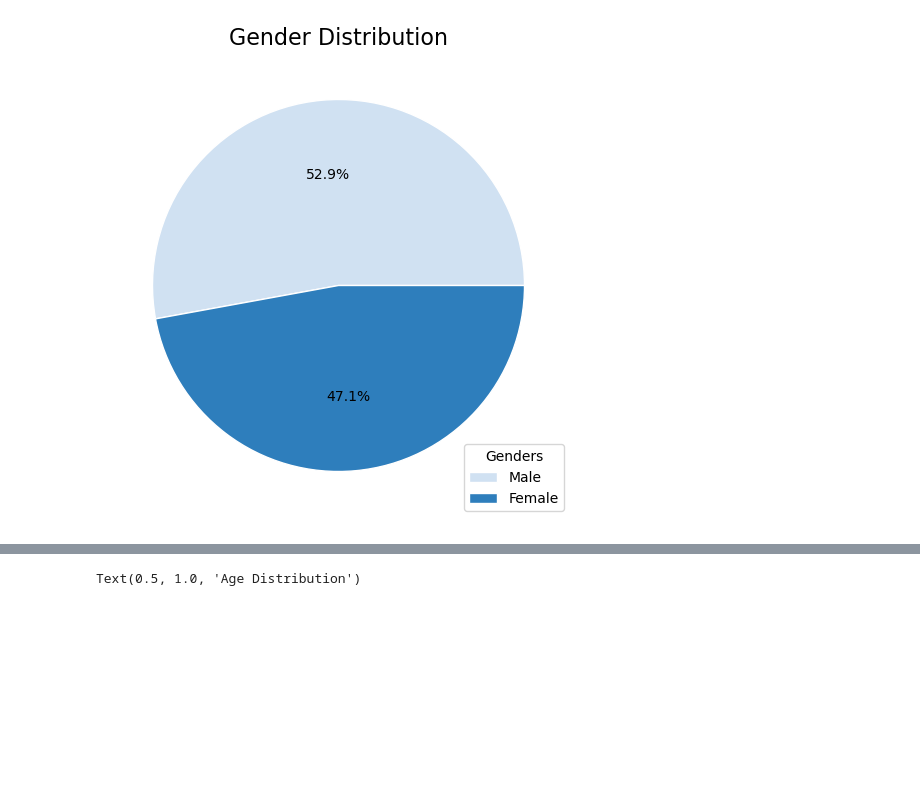
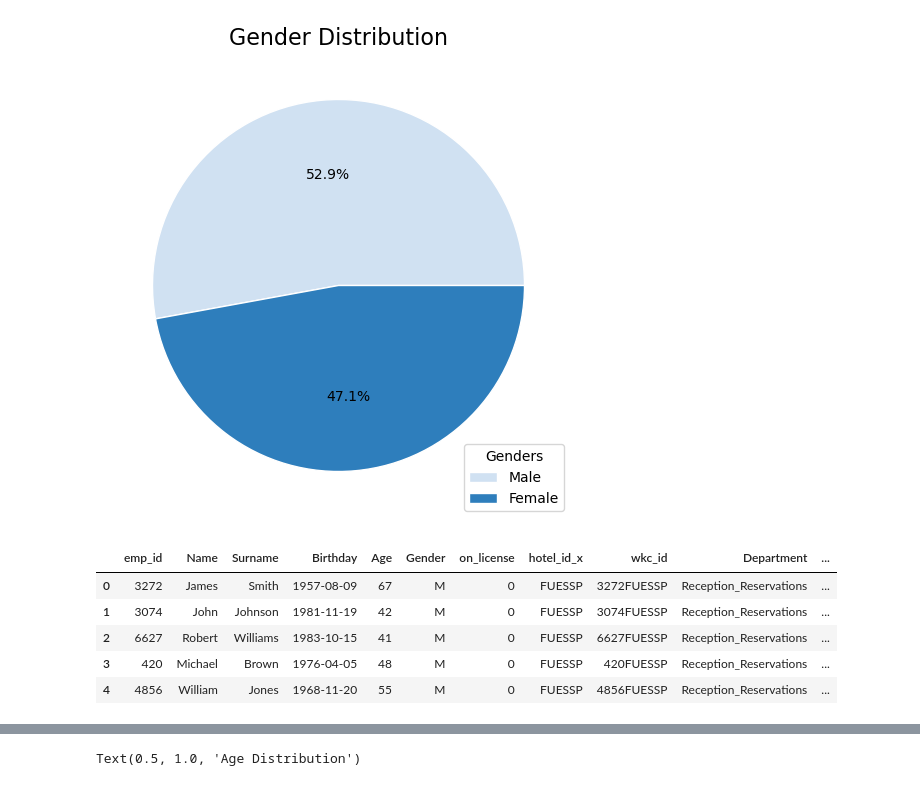
Before and after one commit to nachogalasso/da_python, a Jupyter notebook: hotel_hranalytics/hhanalysis.ipynb, the cells around one changed output, grey strips where cells are left out. Cells and saved outputs as stored; diff of their text form; code cells hidden in the pictures; blank space fills up the shorter version.

```diff
--- a/hotel_hranalytics/hhanalysis.ipynb
+++ b/hotel_hranalytics/hhanalysis.ipynb
@@ -241,3 +241,14 @@ plt.show()
 [figure]
 # %%
 # Let's analyze the gender distribution by department
+
+df_rawworkforce['emp_id'] = df_rawworkforce['emp_id'].astype('str')
+emp_gender_by_dep = pd.merge(df_rawemp, df_rawworkforce, on='emp_id', how='inner')
+emp_gender_by_dep.head()
+# %% [output]
+|  | emp_id | Name | Surname | Birthday | Age | Gender | on_license | hotel_id_x | wkc_id | Department | ... |
+| 0 | 3272 | James | Smith | 1957-08-09 | 67 | M | 0 | FUESSP | 3272FUESSP | Reception_Reservations | ... |
+| 1 | 3074 | John | Johnson | 1981-11-19 | 42 | M | 0 | FUESSP | 3074FUESSP | Reception_Reservations | ... |
+| 2 | 6627 | Robert | Williams | 1983-10-15 | 41 | M | 0 | FUESSP | 6627FUESSP | Reception_Reservations | ... |
+| 3 | 420 | Michael | Brown | 1976-04-05 | 48 | M | 0 | FUESSP | 420FUESSP | Reception_Reservations | ... |
+| 4 | 4856 | William | Jones | 1968-11-20 | 55 | M | 0 | FUESSP | 4856FUESSP | Reception_Reservations | ... |
```
Also changed, not shown: parts of 8 cells of this notebook.
